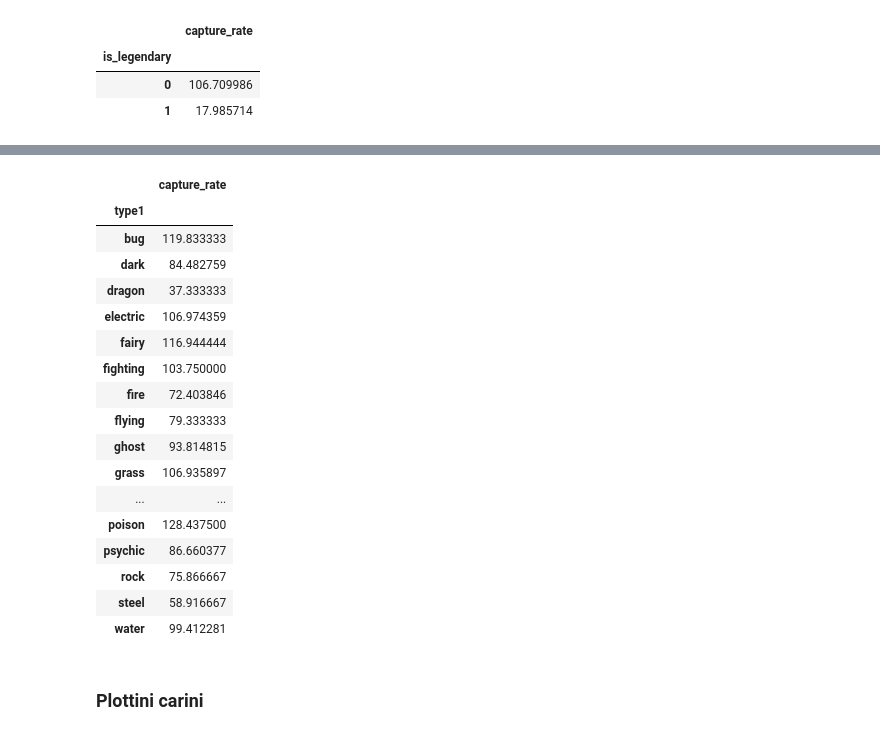
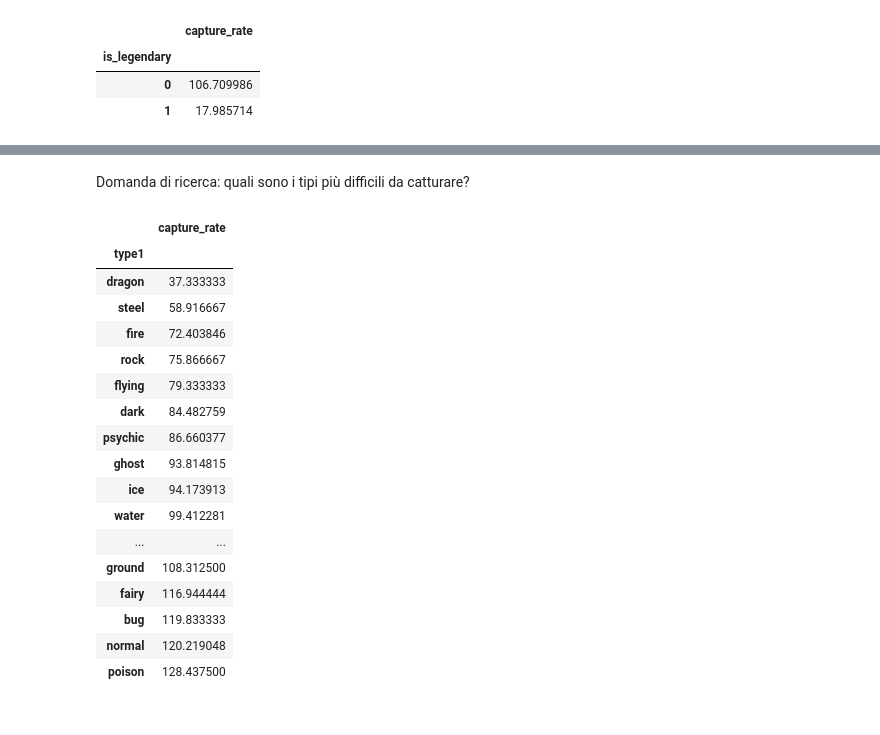
Before and after one commit to AIM-mate/corso-python-23, a Jupyter notebook: lezione-4/lezione-4.ipynb, the cells around one changed output, grey strips where cells are left out. Drawn from its saved outputs; the diff is of its cells as text; code cells hidden in the pictures.

```diff
--- a/lezione-4/lezione-4.ipynb
+++ b/lezione-4/lezione-4.ipynb
@@ -1140,6 +1142,6 @@ plt.show()
 # %%
-pd.set_option('max_columns', None)
-df = pd.read_csv('pokemon.csv')
+# pd.set_option('max_columns', None)
+df = pd.read_csv('data/pokemon.csv')
 df.head()
 # %% [output]
 |  | abilities | against_bug | against_dark | against_dragon | against_electric | against_fairy | against_fight | ... |
@@ -1287,23 +1338,23 @@ df.groupby('is_legendary')[['capture_rate']].aggregate(lambda x: x.sum() / len(x
+# %% [markdown]
+Domanda di ricerca: quali sono i tipi più difficili da catturare?
 # %%
-df.groupby('type1')[['capture_rate']].aggregate(lambda x: x.sum() / len(x))
+df.groupby('type1')[['capture_rate']].aggregate(lambda x: x.sum() / len(x)).sort_values(by='capture_rate')
 # %% [output]
 |  | capture_rate |
 | type1 |  |
+| dragon | 37.333333 |
+| steel | 58.916667 |
+| fire | 72.403846 |
+| rock | 75.866667 |
+| flying | 79.333333 |
+| dark | 84.482759 |
+| psychic | 86.660377 |
+| ghost | 93.814815 |
+| ice | 94.173913 |
+| water | 99.412281 |
+| ... | ... |
+| ground | 108.312500 |
+| fairy | 116.944444 |
 | bug | 119.833333 |
-| dark | 84.482759 |
-| dragon | 37.333333 |
-| electric | 106.974359 |
-| fairy | 116.944444 |
-| fighting | 103.750000 |
-| fire | 72.403846 |
-| flying | 79.333333 |
-| ghost | 93.814815 |
-| grass | 106.935897 |
-| ... | ... |
+| normal | 120.219048 |
 | poison | 128.437500 |
-| psychic | 86.660377 |
-| rock | 75.866667 |
-| steel | 58.916667 |
-| water | 99.412281 |
-# %% [markdown]
-### Plottini carini
```
Also changed, not shown: parts of 94 cells of this notebook.
